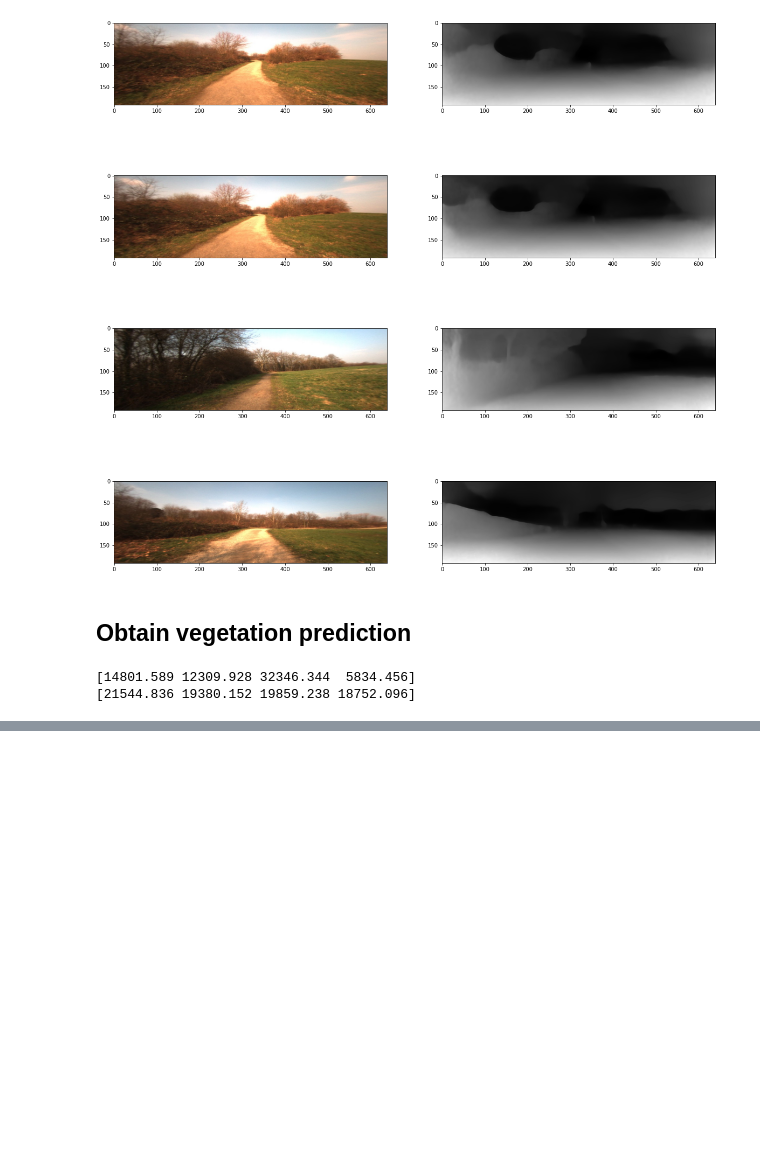
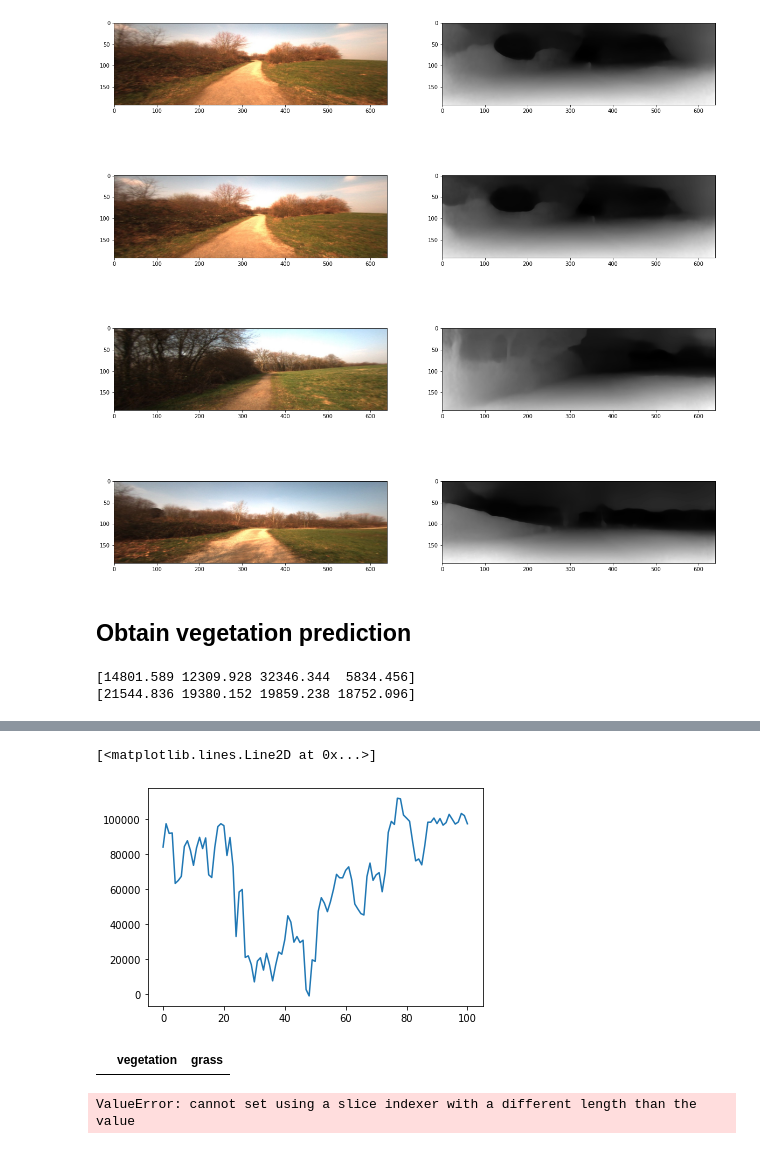
Before and after one commit to Andrewwango/vegetation-segmentation, a Jupyter notebook: vegetation-segmentation/analysis.ipynb, the cells around one changed output, grey strips where cells are left out. Saved outputs shown, nothing was run; the diff lists cells and outputs as text; code cells hidden in the pictures; blank space fills up the shorter version.

```diff
--- a/vegetation-segmentation/analysis.ipynb
+++ b/vegetation-segmentation/analysis.ipynb
@@ -114,0 +127,5 @@ print(index_dict["grass"])
+# %%
+plt.plot(index_dict['grass'])
+# %% [output]
+[<matplotlib.lines.Line2D at 0x...>]
+[figure, added]
@@ -114,0 +134,4 @@ print(index_dict["grass"])
+# %%
+ground_truths
+# %% [output]
+|  | vegetation | grass |
@@ -114,0 +149,5 @@ print(index_dict["grass"])
+# %%
+test_df['grass'] = scale(test_df['grass'], 0.5, 0.2)
+test_df['vegetation'] = scale(test_df['vegetation'], 0.3, 0.1)
+# %% [output]
+ValueError: cannot set using a slice indexer with a different length than the value
```
Also changed, not shown: parts of 9 cells of this notebook, 12 other files.
